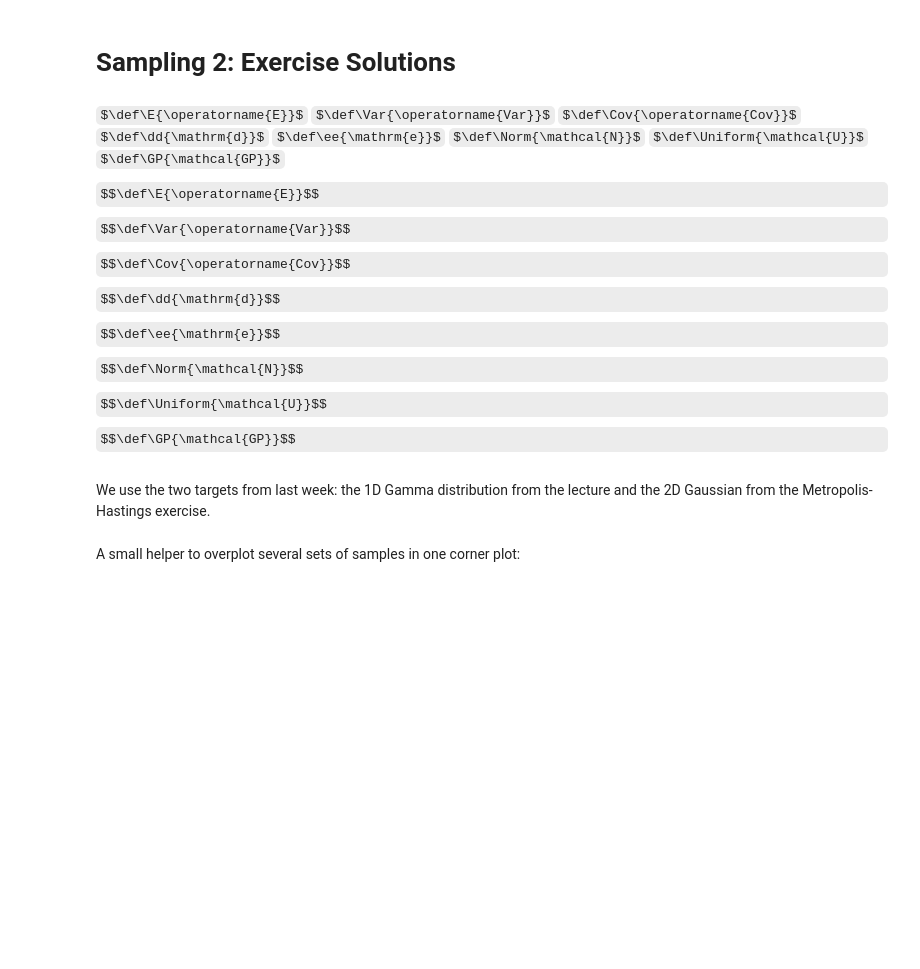
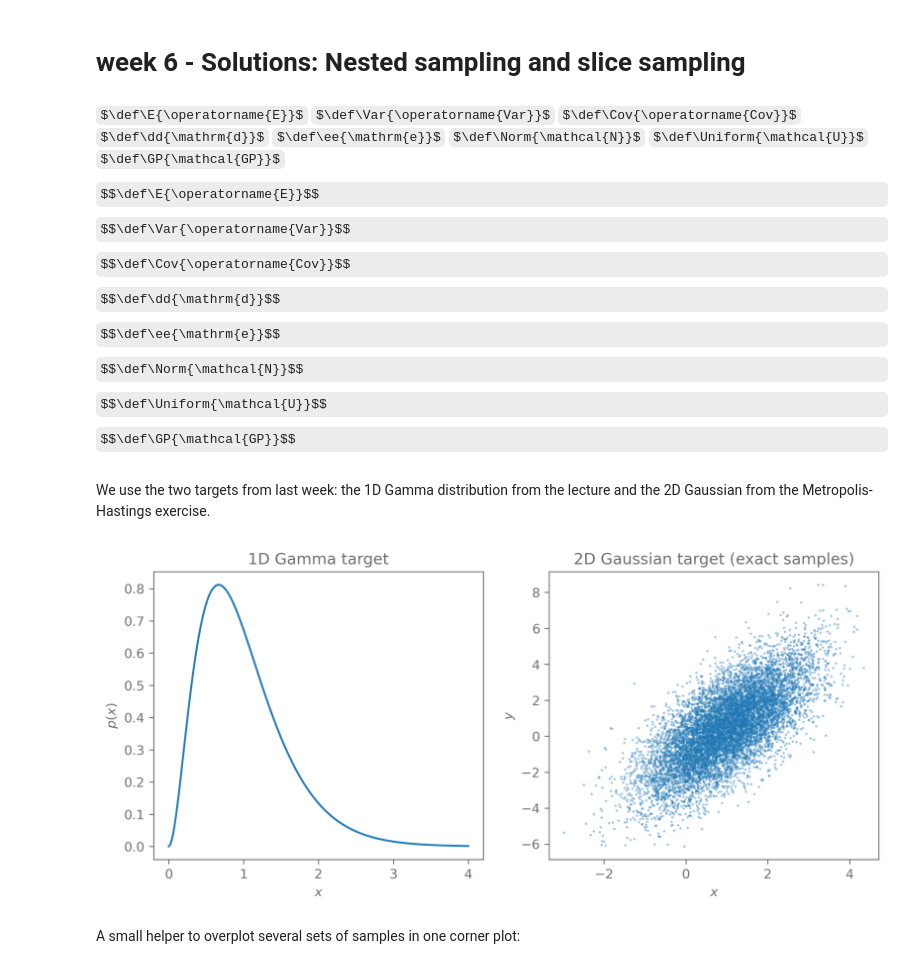
Before and after one commit to Bayesian-Statistics-ETH/Bayesian-Stats-HS2026, a Jupyter notebook: exercise_solutions/week6_solutions_nested_and_slice_sampling.ipynb, the cells around one changed output. Saved outputs shown, nothing was run; the diff lists cells and outputs as text; code cells hidden in the pictures; some formulas as TeX source; blank space fills up the shorter version.

```diff
--- a/exercise_solutions/week6_solutions_nested_and_slice_sampling.ipynb
+++ b/exercise_solutions/week6_solutions_nested_and_slice_sampling.ipynb
@@ -10,5 +15,5 @@ import matplotlib.pyplot as plt
 # %%
-title = "# Sampling 2: Exercise Solutions"
+title = "# week 6 - Solutions: Nested sampling and slice sampling"
 # Print title and setup TeX defs for both KaTeX and MathJax
 import bayesian_stats_course_tools
 bayesian_stats_course_tools.misc.display_markdown_and_setup_tex(title)
@@ -16,7 +21,7 @@ bayesian_stats_course_tools.misc.display_markdown_and_setup_tex(title)
 import matplotlib.style
 matplotlib.style.use("bayesian_stats_course_tools.light")
 # %% [output]
-# Sampling 2: Exercise Solutions
+# week 6 - Solutions: Nested sampling and slice sampling
 <!-- Define LaTeX macros -->
 $\def\E{\operatorname{E}}$
 $\def\Var{\operatorname{Var}}$
@@ -56,6 +61,23 @@ bivariate_normal = scipy.stats.multivariate_normal(mean=mean, cov=cov)
 # Exact samples, to compare your samplers against
 np.random.seed(42)
 true_samples = bivariate_normal.rvs(size=10_000)
+# %%
+fig, (ax_1d, ax_2d) = plt.subplots(1, 2, figsize=(10, 4))
+
+# 1D Gamma target
+grid = np.linspace(0, 4, 200)
+ax_1d.plot(grid, target_distr_1d.pdf(grid))
+ax_1d.set_xlabel("$x$")
+ax_1d.set_ylabel("$p(x)$")
+ax_1d.set_title("1D Gamma target")
+
+# 2D Gaussian target, shown with the exact samples
+ax_2d.scatter(*true_samples.T, s=1, alpha=0.3)
+ax_2d.set_xlabel("$x$")
+ax_2d.set_ylabel("$y$")
+ax_2d.set_title("2D Gaussian target (exact samples)");
+# %% [output]
+[figure, added]
 # %% [markdown]
 A small helper to overplot several sets of samples in one corner plot:
 # %%
```
Also changed, not shown: parts of 1 cell of this notebook, 1 other file.
